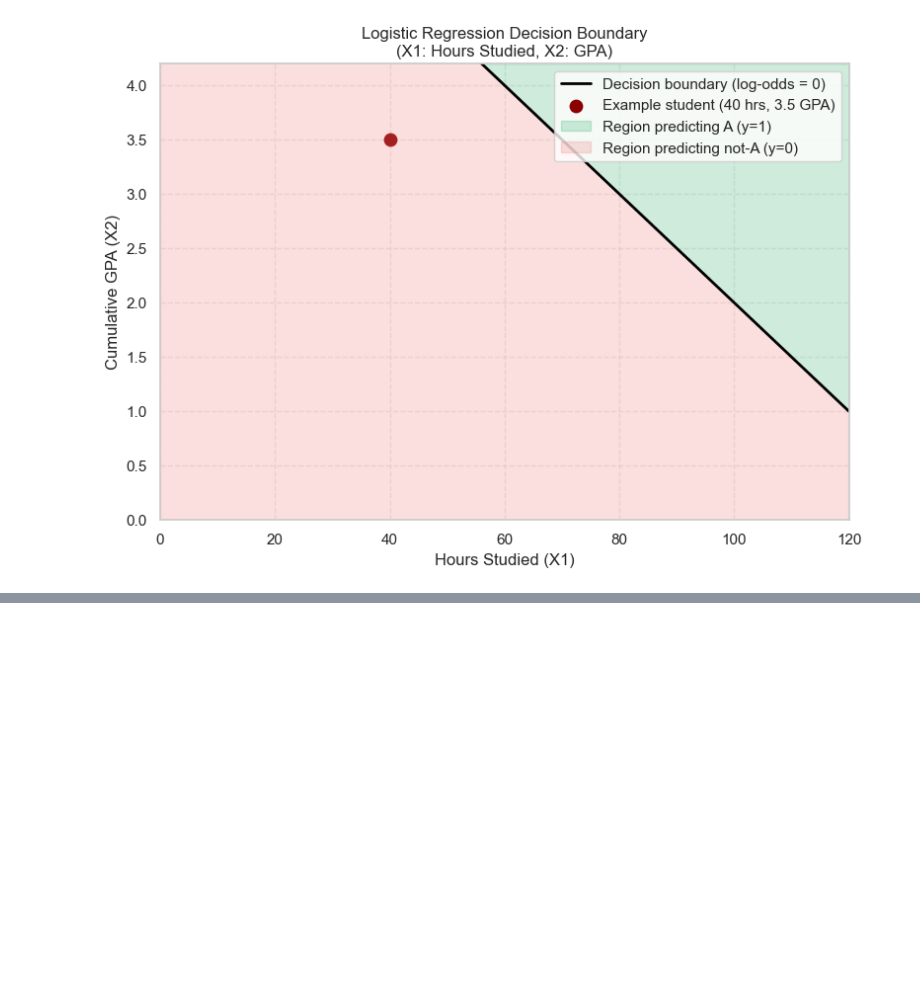
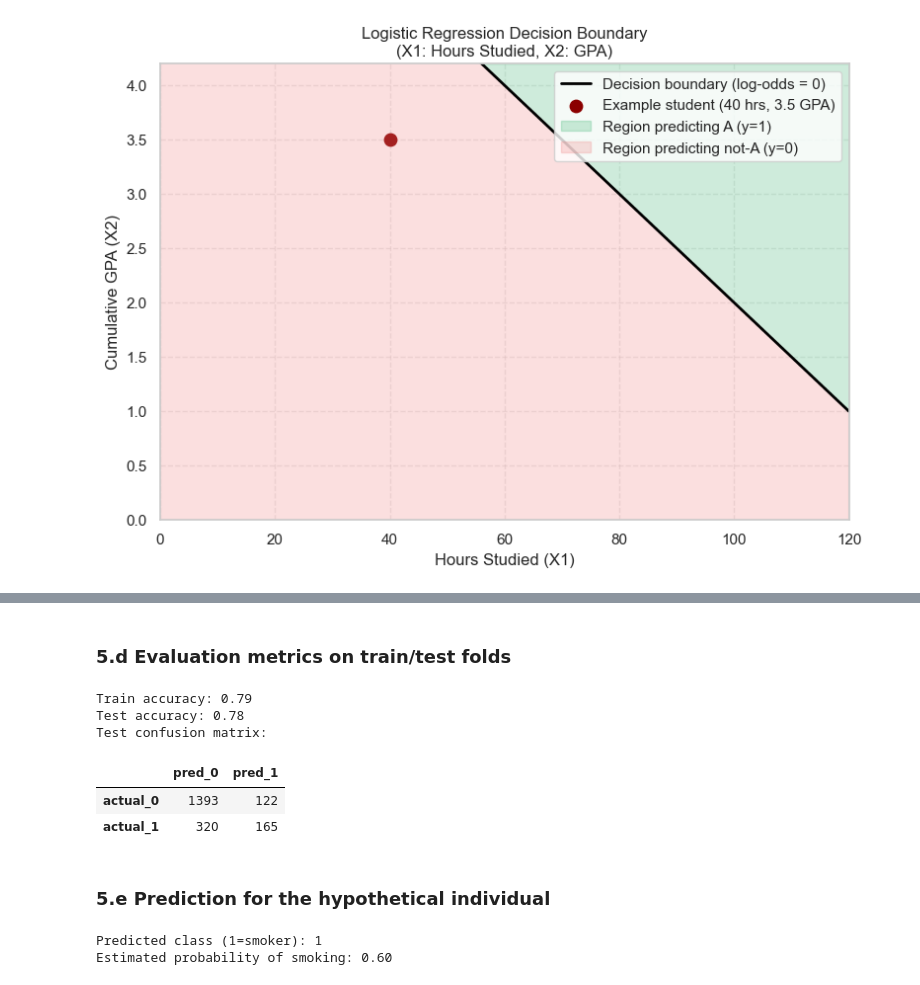
Before and after one commit to albertoquiroga-ctrl/exchange-data-concepts, a Jupyter notebook: Assignment 2.ipynb, the cells around one changed output, grey strips where cells are left out. Drawn from its saved outputs; the diff is of its cells as text; code cells hidden in the pictures; blank space fills up the shorter version.

```diff
--- a/Assignment 2.ipynb
+++ b/Assignment 2.ipynb
@@ -198,0 +348,21 @@ Part (c)
+# %%
+# Part (c) - fit logistic regression and inspect coefficients
+# Use lbfgs with a higher iteration cap for reliable convergence.
+log_reg_model = LogisticRegression(max_iter=1000, solver="lbfgs")
+log_reg_model.fit(X_train_scaled, y_train)
+
+intercept = float(log_reg_model.intercept_[0])
+coefficients = pd.Series(log_reg_model.coef_[0], index=feature_cols)
+
+print(f"Intercept: {intercept:.2f}")
+coef_df = coefficients.round(2).rename("coefficient").to_frame()
+display(coef_df)
+print("Interpretation (log-odds change per +1 in scaled feature):")
+for feature, coef in coefficients.items():
+    if coef > 0:
+        direction = "increases"
+    elif coef < 0:
+        direction = "decreases"
+    else:
+        direction = "does not change"
+    print(f"  +1.00 in scaled {feature} {direction} smoker log-odds by {coef:.2f}")
@@ -198,0 +379,45 @@ Part (c)
+# %% [markdown]
+### 5.d Evaluation metrics on train/test folds
+# %%
+# Part (d) - accuracy on train and test splits
+# Evaluate accuracy and show the confusion matrix to reveal class-level balance.
+train_pred = log_reg_model.predict(X_train_scaled)
+test_pred = log_reg_model.predict(X_test_scaled)
+
+train_acc = accuracy_score(y_train, train_pred)
+test_acc = accuracy_score(y_test, test_pred)
+
+print(f"Train accuracy: {train_acc:.2f}")
+print(f"Test accuracy: {test_acc:.2f}")
+cm = pd.DataFrame(
+    confusion_matrix(y_test, test_pred),
+    index=["actual_0", "actual_1"],
+    columns=["pred_0", "pred_1"],
+)
+print("Test confusion matrix:")
+display(cm)
+# %% [output]
+Train accuracy: 0.79
+Test accuracy: 0.78
+Test confusion matrix:
+|  | pred_0 | pred_1 |
+| actual_0 | 1393 | 122 |
+| actual_1 | 320 | 165 |
+# %% [markdown]
+### 5.e Prediction for the hypothetical individual
+# %%
+# Part (e) - prediction for a new individual
+# Transform the single observation with the same scaler prior to scoring.
+new_person = pd.DataFrame({
+    "smkban": [0],
+    "female": [0],
+    "age": [48],
+})
+new_scaled = scaler.transform(new_person[feature_cols])
+p_smoker = log_reg_model.predict_proba(new_scaled)[0, 1]
+pred_label = log_reg_model.predict(new_scaled)[0]
+print(f"Predicted class (1=smoker): {int(pred_label)}")
+print(f"Estimated probability of smoking: {p_smoker:.2f}")
+# %% [output]
+Predicted class (1=smoker): 1
+Estimated probability of smoking: 0.60
```
Also changed, not shown: parts of 21 cells of this notebook.
